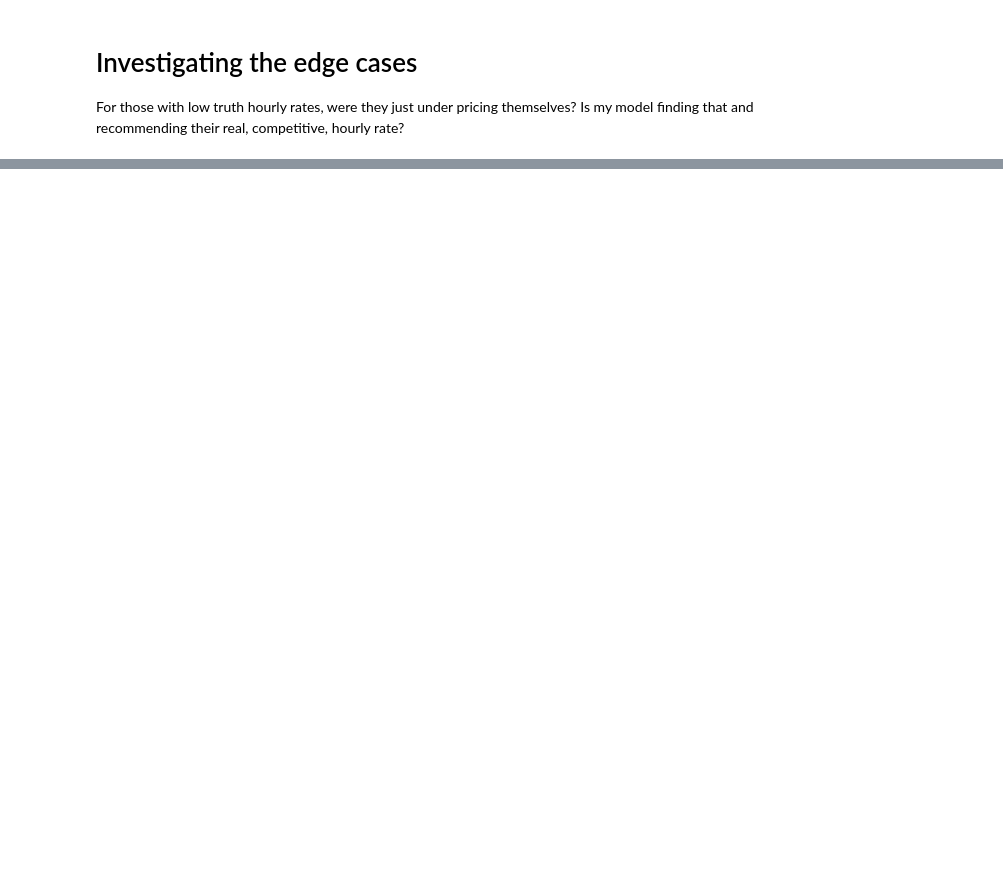
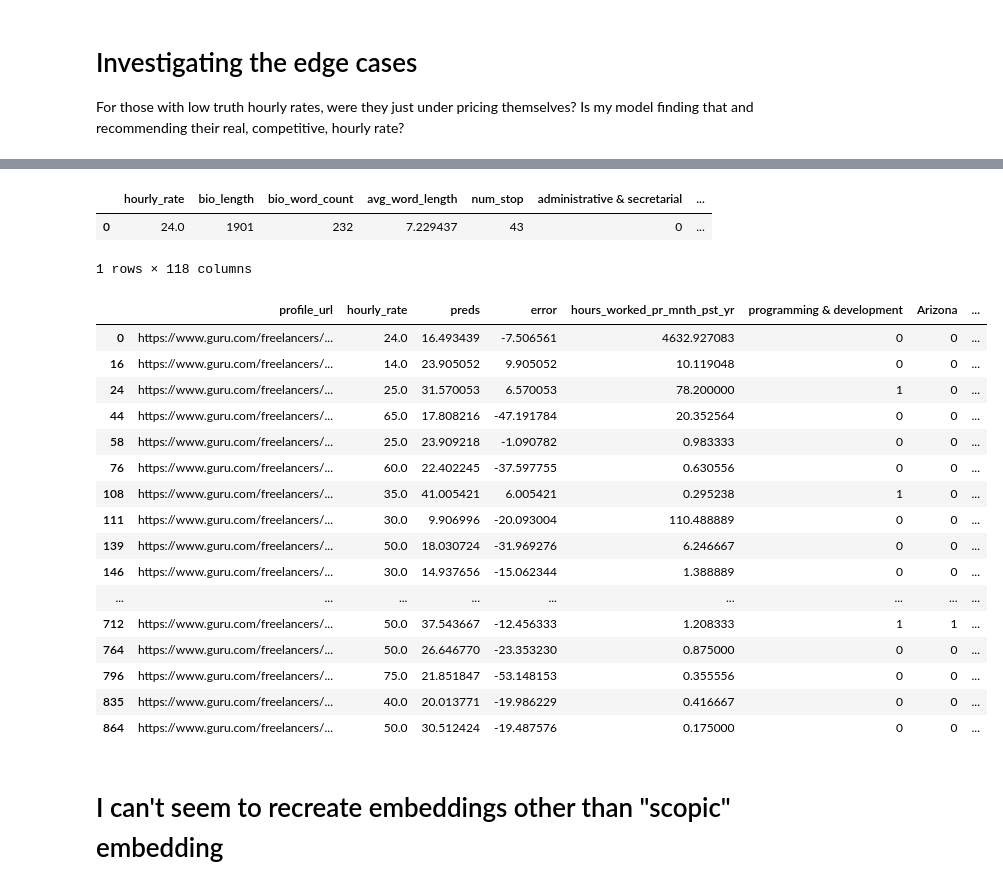
Before and after one commit to lmgibson/MyRate, a Jupyter notebook: notebooks/modeling/model_training.ipynb, the cells around one changed output, grey strips where cells are left out. Saved outputs shown, nothing was run; the diff lists cells and outputs as text; code cells hidden in the pictures; blank space fills up the shorter version.

Commit message:
Debugging issue with replicating word2vec embeddings

```diff
--- a/notebooks/modeling/model_training.ipynb
+++ b/notebooks/modeling/model_training.ipynb
@@ -702,3 +722,31 @@ display(dt[(dt['error'] < 10) & (dt['hourly_rate'] > 40)].profile_url.tolist())
  'https://www.guru.com/freelancers/procutsediting',
  'https://www.guru.com/freelancers/bricasso',
  'https://www.guru.com/freelancers/gemini-writing-services']
+# %%
+dt[dt['profile_url'] == 'https://www.guru.com/freelancers/scopic']
+# %% [output]
+|  | hourly_rate | bio_length | bio_word_count | avg_word_length | num_stop | administrative & secretarial | ... |
+| 0 | 24.0 | 1901 | 232 | 7.229437 | 43 | 0 | ... |
+1 rows × 118 columns
+# %%
+display(dt.loc[(dt['error'] < 10), ['profile_url','hourly_rate','preds','error', 'hours_worked_pr_mnth_pst_yr', 'programming & development', 'Arizona','49']])
+# %% [output]
+|  | profile_url | hourly_rate | preds | error | hours_worked_pr_mnth_pst_yr | programming & development | Arizona | ... |
+| 0 | https://www.guru.com/freelancers/... | 24.0 | 16.493439 | -7.506561 | 4632.927083 | 0 | 0 | ... |
+| 16 | https://www.guru.com/freelancers/... | 14.0 | 23.905052 | 9.905052 | 10.119048 | 0 | 0 | ... |
+| 24 | https://www.guru.com/freelancers/... | 25.0 | 31.570053 | 6.570053 | 78.200000 | 1 | 0 | ... |
+| 44 | https://www.guru.com/freelancers/... | 65.0 | 17.808216 | -47.191784 | 20.352564 | 0 | 0 | ... |
+| 58 | https://www.guru.com/freelancers/... | 25.0 | 23.909218 | -1.090782 | 0.983333 | 0 | 0 | ... |
+| 76 | https://www.guru.com/freelancers/... | 60.0 | 22.402245 | -37.597755 | 0.630556 | 0 | 0 | ... |
+| 108 | https://www.guru.com/freelancers/... | 35.0 | 41.005421 | 6.005421 | 0.295238 | 1 | 0 | ... |
+| 111 | https://www.guru.com/freelancers/... | 30.0 | 9.906996 | -20.093004 | 110.488889 | 0 | 0 | ... |
+| 139 | https://www.guru.com/freelancers/... | 50.0 | 18.030724 | -31.969276 | 6.246667 | 0 | 0 | ... |
+| 146 | https://www.guru.com/freelancers/... | 30.0 | 14.937656 | -15.062344 | 1.388889 | 0 | 0 | ... |
+| ... | ... | ... | ... | ... | ... | ... | ... | ... |
+| 712 | https://www.guru.com/freelancers/... | 50.0 | 37.543667 | -12.456333 | 1.208333 | 1 | 1 | ... |
+| 764 | https://www.guru.com/freelancers/... | 50.0 | 26.646770 | -23.353230 | 0.875000 | 0 | 0 | ... |
+| 796 | https://www.guru.com/freelancers/... | 75.0 | 21.851847 | -53.148153 | 0.355556 | 0 | 0 | ... |
+| 835 | https://www.guru.com/freelancers/... | 40.0 | 20.013771 | -19.986229 | 0.416667 | 0 | 0 | ... |
+| 864 | https://www.guru.com/freelancers/... | 50.0 | 30.512424 | -19.487576 | 0.175000 | 0 | 0 | ... |
+# %% [markdown]
+# I can't seem to recreate embeddings other than "scopic" embedding
```
Also changed, not shown: parts of 24 cells of this notebook, 10 other files.
